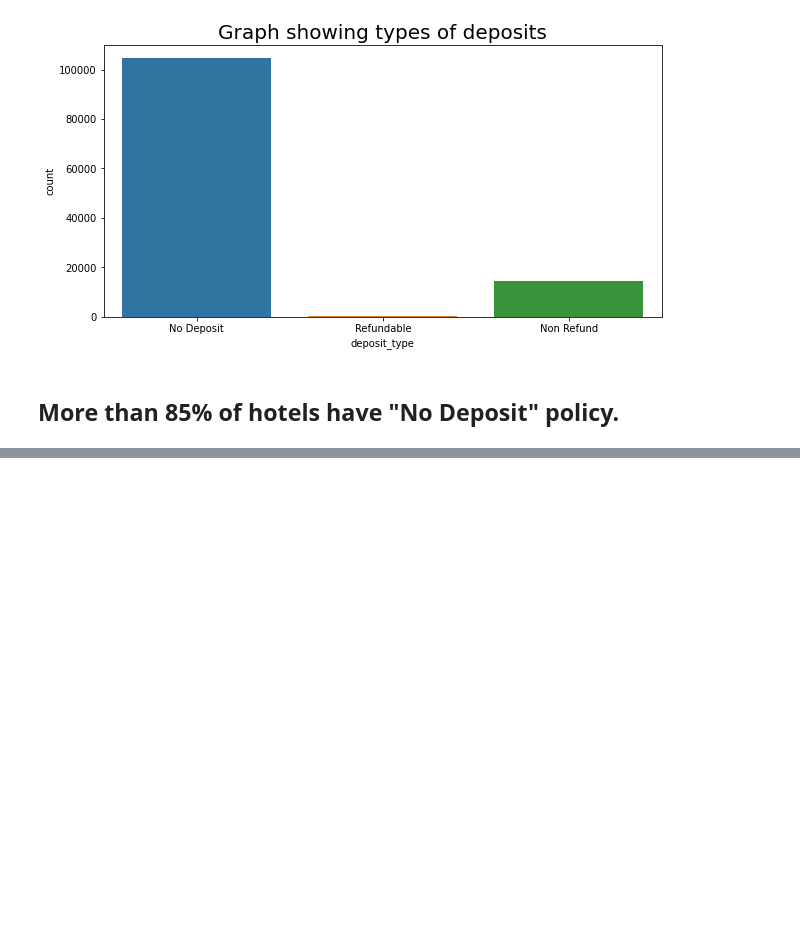
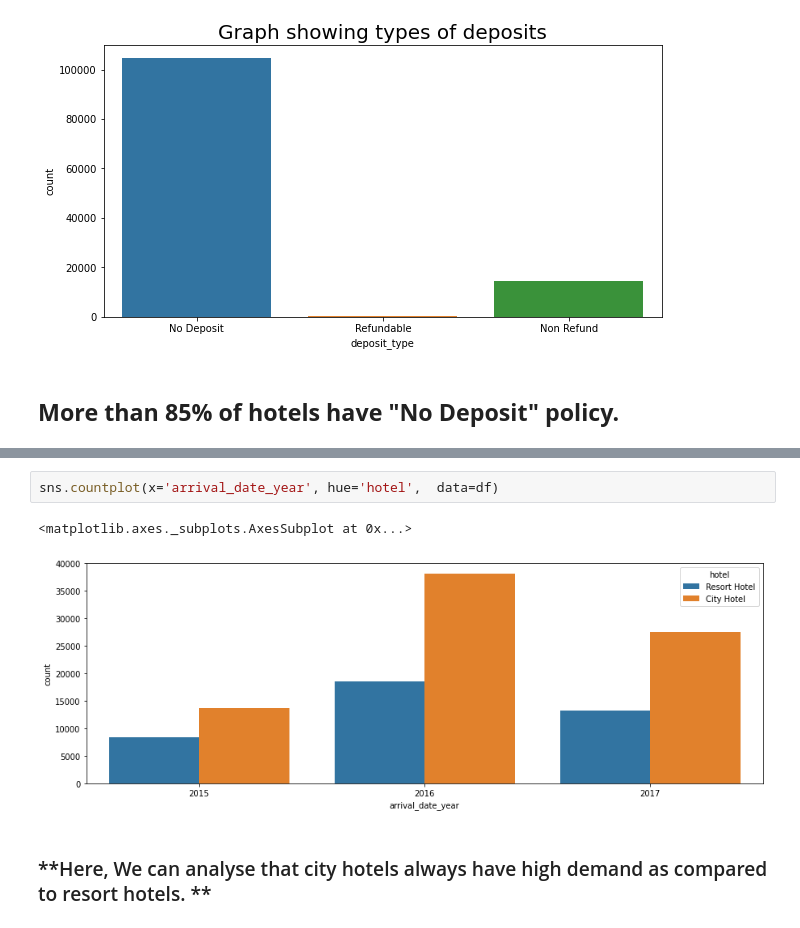
Before and after one commit to Gauravgade3/Hotel-Booking-Analysis, a Jupyter notebook: Hotel_Booking_Analysis_Capstone_Project_Gaurav_Gade.ipynb, the cells around one changed output, grey strips where cells are left out. Saved outputs shown, nothing was run; the diff lists cells and outputs as text; blank space fills up the shorter version.

```diff
--- a/Hotel_Booking_Analysis_Capstone_Project_Gaurav_Gade.ipynb
+++ b/Hotel_Booking_Analysis_Capstone_Project_Gaurav_Gade.ipynb
@@ -214,0 +237,7 @@ Text(0.5, 1.0, 'Graph showing types of deposits')
+# %%
+sns.countplot(x='arrival_date_year', hue='hotel',  data=df)
+# %% [output]
+<matplotlib.axes._subplots.AxesSubplot at 0x...>
+[figure, added]
+# %% [markdown]
+### **Here, We can analyse that city hotels always have high demand as compared to resort hotels. **
```
Also changed, not shown: parts of 6 cells of this notebook.
